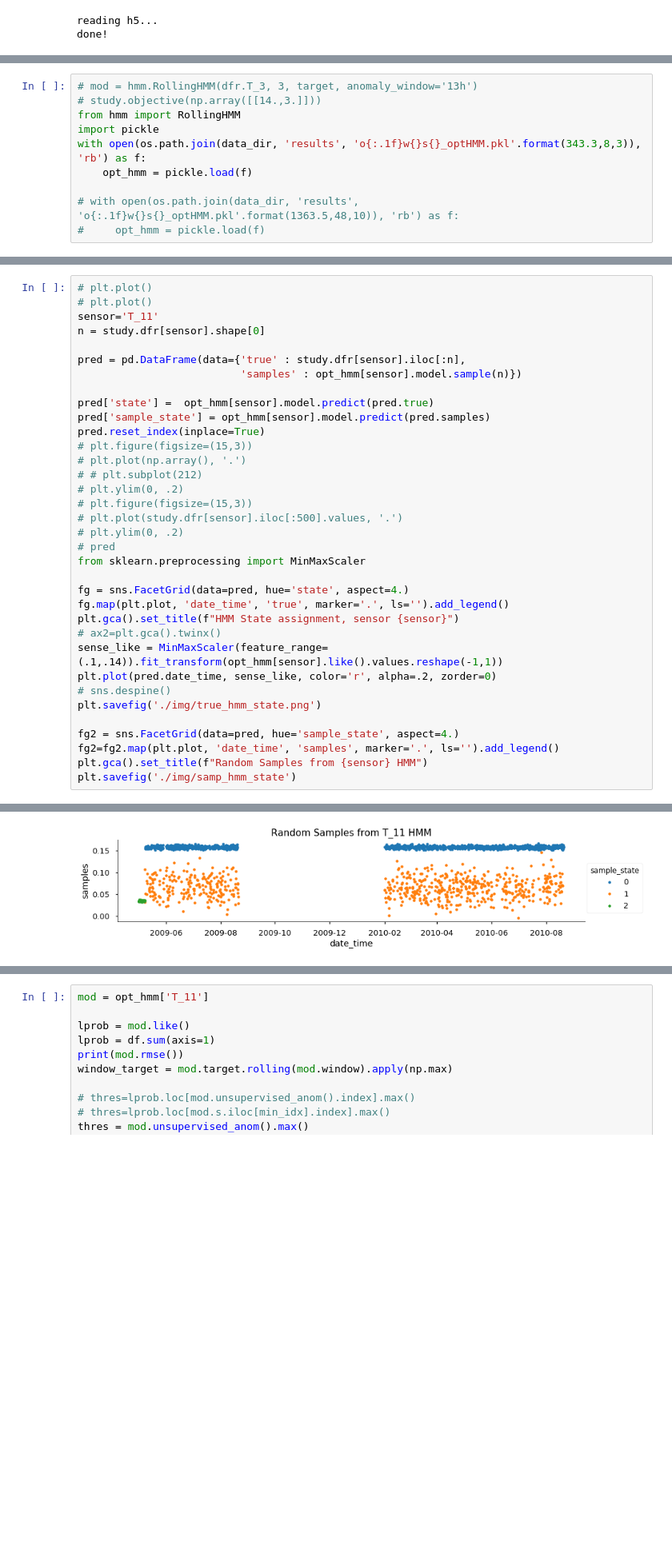
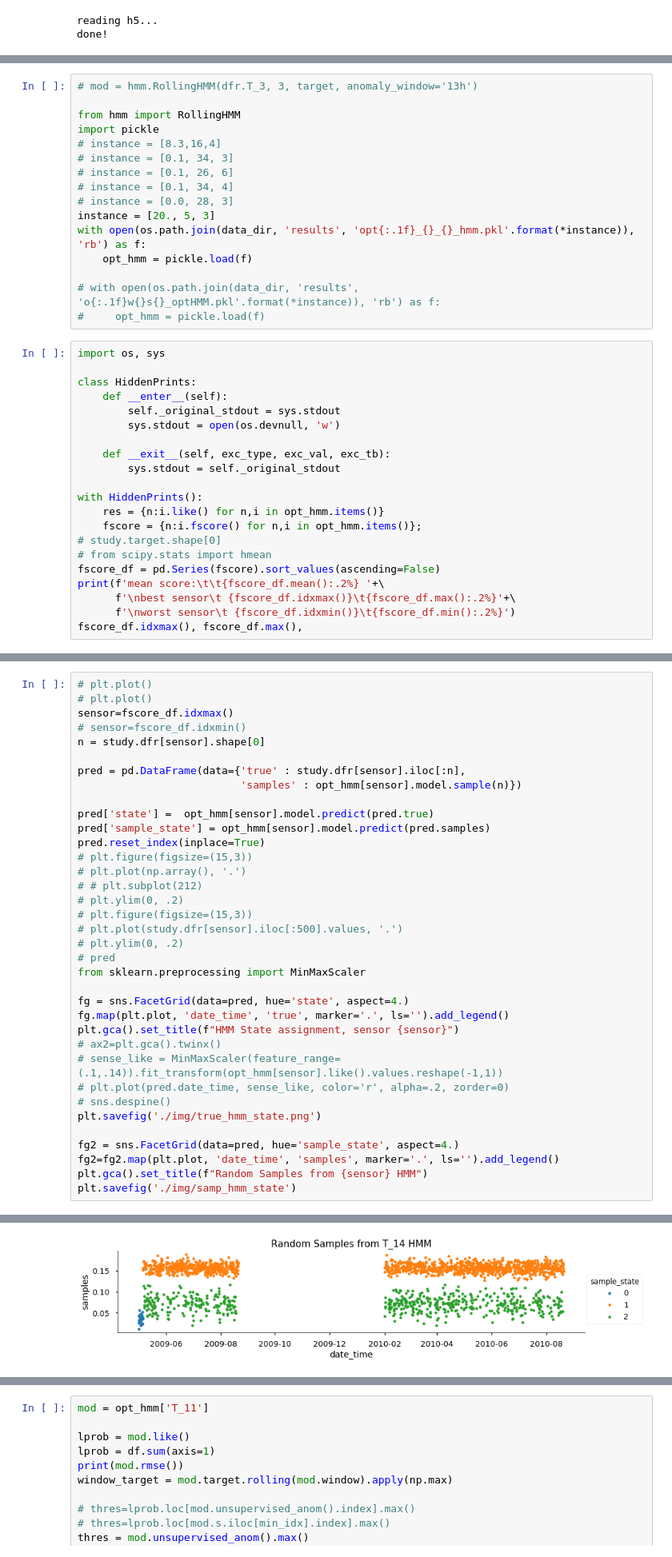
Before and after one commit to rtbs-dev/phm-feature-maker, a Jupyter notebook: tutorial.ipynb, the cells around one changed output, grey strips where cells are left out. Shown at 80% size. Cells and saved outputs as stored; diff of their text form; blank space fills up the shorter version.

Commit message:
finished BO and result plots

```diff
--- a/tutorial.ipynb
+++ b/tutorial.ipynb
@@ -46,10 +52,37 @@ plt.savefig('./img/signal_plot.png')
 # %%
 # mod = hmm.RollingHMM(dfr.T_3, 3, target, anomaly_window='13h')
-# study.objective(np.array([[14.,3.]]))
+
 from hmm import RollingHMM
 import pickle
-with open(os.path.join(data_dir, 'results', 'o{:.1f}w{}s{}_optHMM.pkl'.format(343.3,8,3)), 'rb') as f:
+# instance = [8.3,16,4]
+# instance = [0.1, 34, 3]
+# instance = [0.1, 26, 6]
+# instance = [0.1, 34, 4]
+# instance = [0.0, 28, 3]
+instance = [20., 5, 3]
+with open(os.path.join(data_dir, 'results', 'opt{:.1f}_{}_{}_hmm.pkl'.format(*instance)), 'rb') as f:
     opt_hmm = pickle.load(f)
 
-# with open(os.path.join(data_dir, 'results', 'o{:.1f}w{}s{}_optHMM.pkl'.format(1363.5,48,10)), 'rb') as f:
+# with open(os.path.join(data_dir, 'results', 'o{:.1f}w{}s{}_optHMM.pkl'.format(*instance)), 'rb') as f:
 #     opt_hmm = pickle.load(f)
+# %%
+import os, sys
+
+class HiddenPrints:
+    def __enter__(self):
+        self._original_stdout = sys.stdout
+        sys.stdout = open(os.devnull, 'w')
+
+    def __exit__(self, exc_type, exc_val, exc_tb):
+        sys.stdout = self._original_stdout
+
+with HiddenPrints():
+    res = {n:i.like() for n,i in opt_hmm.items()}
+    fscore = {n:i.fscore() for n,i in opt_hmm.items()};
+# study.target.shape[0]
+# from scipy.stats import hmean
+fscore_df = pd.Series(fscore).sort_values(ascending=False)
+print(f'mean score:\t\t{fscore_df.mean():.2%} '+\
+      f'\nbest sensor\t {fscore_df.idxmax()}\t{fscore_df.max():.2%}'+\
+      f'\nworst sensor\t {fscore_df.idxmin()}\t{fscore_df.min():.2%}')
+fscore_df.idxmax(), fscore_df.max(),
@@ -56,7 +94,8 @@ with open(os.path.join(data_dir, 'results', 'o{:.1f}w{}s{}_optHMM.pkl'.format(34
 # %%
 # plt.plot()
 # plt.plot()
-sensor='T_11'
+sensor=fscore_df.idxmax()
+# sensor=fscore_df.idxmin()
 n = study.dfr[sensor].shape[0]
 
 pred = pd.DataFrame(data={'true' : study.dfr[sensor].iloc[:n],
@@ -79,8 +118,8 @@ fg = sns.FacetGrid(data=pred, hue='state', aspect=4.)
 fg.map(plt.plot, 'date_time', 'true', marker='.', ls='').add_legend()
 plt.gca().set_title(f"HMM State assignment, sensor {sensor}")
 # ax2=plt.gca().twinx()
-sense_like = MinMaxScaler(feature_range=(.1,.14)).fit_transform(opt_hmm[sensor].like().values.reshape(-1,1))
-plt.plot(pred.date_time, sense_like, color='r', alpha=.2, zorder=0)
+# sense_like = MinMaxScaler(feature_range=(.1,.14)).fit_transform(opt_hmm[sensor].like().values.reshape(-1,1))
+# plt.plot(pred.date_time, sense_like, color='r', alpha=.2, zorder=0)
 # sns.despine()
 plt.savefig('./img/true_hmm_state.png')
 
@@ -93 +132 @@ plt.savefig('./img/samp_hmm_state')
-[figure, old version]
+[figure, new version]
```
Also changed, not shown: parts of 14 cells of this notebook, 9 other files.
